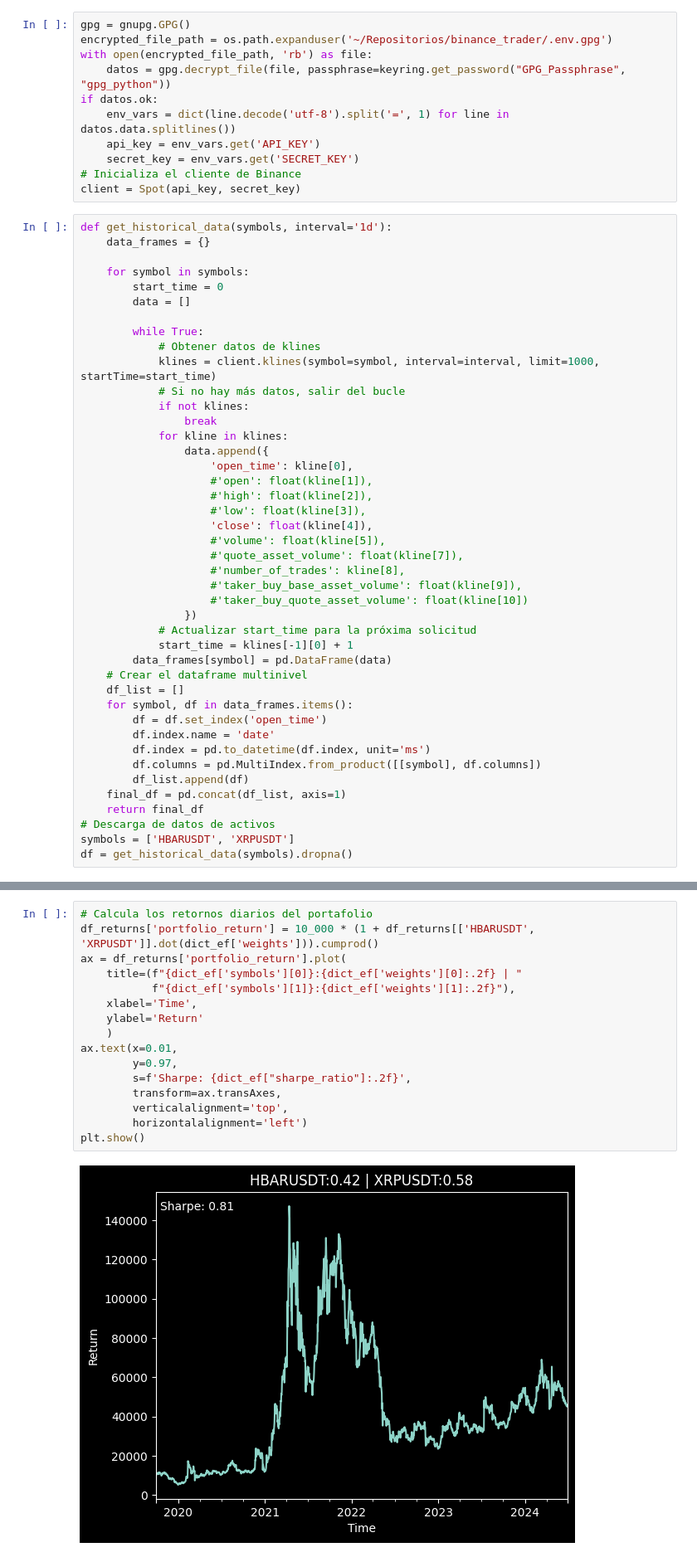
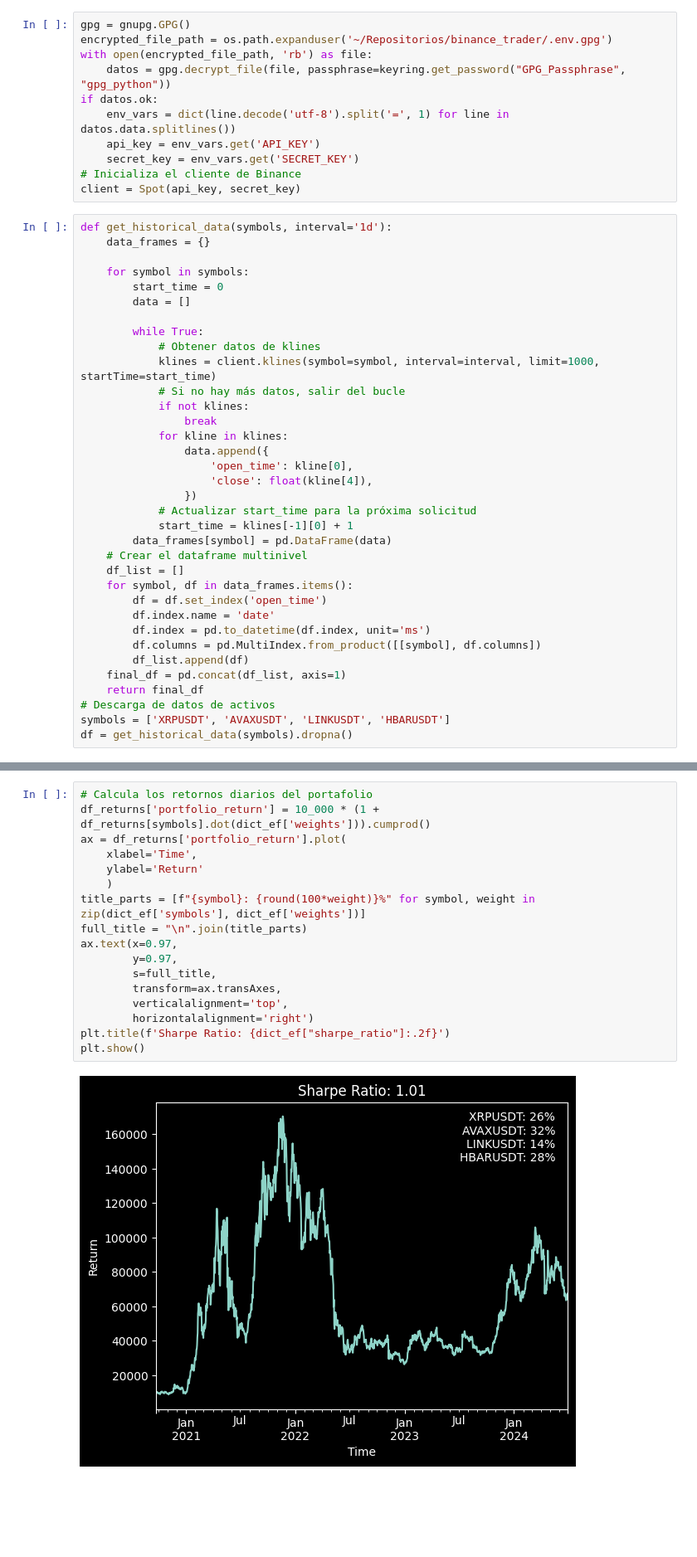
Before and after one commit to ajmtrz/binance_trader, a Jupyter notebook: binance_trader.ipynb, the cells around one changed output, grey strips where cells are left out. Shown at 83% size. Drawn from its saved outputs; the diff is of its cells as text; blank space fills up the shorter version.

```diff
--- a/binance_trader.ipynb
+++ b/binance_trader.ipynb
@@ -39,15 +39,7 @@ def get_historical_data(symbols, interval='1d'):
             for kline in klines:
                 data.append({
                     'open_time': kline[0],
-                    #'open': float(kline[1]),
-                    #'high': float(kline[2]),
-                    #'low': float(kline[3]),
                     'close': float(kline[4]),
-                    #'volume': float(kline[5]),
-                    #'quote_asset_volume': float(kline[7]),
-                    #'number_of_trades': kline[8],
-                    #'taker_buy_base_asset_volume': float(kline[9]),
-                    #'taker_buy_quote_asset_volume': float(kline[10])
                 })
             # Actualizar start_time para la próxima solicitud
             start_time = klines[-1][0] + 1
@@ -63,7 +55,7 @@ def get_historical_data(symbols, interval='1d'):
     final_df = pd.concat(df_list, axis=1)
     return final_df
 # Descarga de datos de activos
-symbols = ['HBARUSDT', 'XRPUSDT']
+symbols = ['XRPUSDT', 'AVAXUSDT', 'LINKUSDT', 'HBARUSDT']
 df = get_historical_data(symbols).dropna()
 # %%
 # Cálculo de la frontera eficiente
@@ -102,18 +88,19 @@ dict_ef = calculate_efficient_frontier(df_returns)
 # %%
 # Calcula los retornos diarios del portafolio
-df_returns['portfolio_return'] = 10_000 * (1 + df_returns[['HBARUSDT', 'XRPUSDT']].dot(dict_ef['weights'])).cumprod()
+df_returns['portfolio_return'] = 10_000 * (1 + df_returns[symbols].dot(dict_ef['weights'])).cumprod()
 ax = df_returns['portfolio_return'].plot(
-    title=(f"{dict_ef['symbols'][0]}:{dict_ef['weights'][0]:.2f} | "
-           f"{dict_ef['symbols'][1]}:{dict_ef['weights'][1]:.2f}"),
     xlabel='Time',
     ylabel='Return'
     )
-ax.text(x=0.01,
+title_parts = [f"{symbol}: {round(100*weight)}%" for symbol, weight in zip(dict_ef['symbols'], dict_ef['weights'])]
+full_title = "\n".join(title_parts)
+ax.text(x=0.97,
         y=0.97,
-        s=f'Sharpe: {dict_ef["sharpe_ratio"]:.2f}',
+        s=full_title,
         transform=ax.transAxes,
         verticalalignment='top',
-        horizontalalignment='left')
+        horizontalalignment='right')
+plt.title(f'Sharpe Ratio: {dict_ef["sharpe_ratio"]:.2f}')
 plt.show()
 # %% [output]
-[figure, old version]
+[figure, new version]
```
Also changed, not shown: parts of 1 cell of this notebook.
